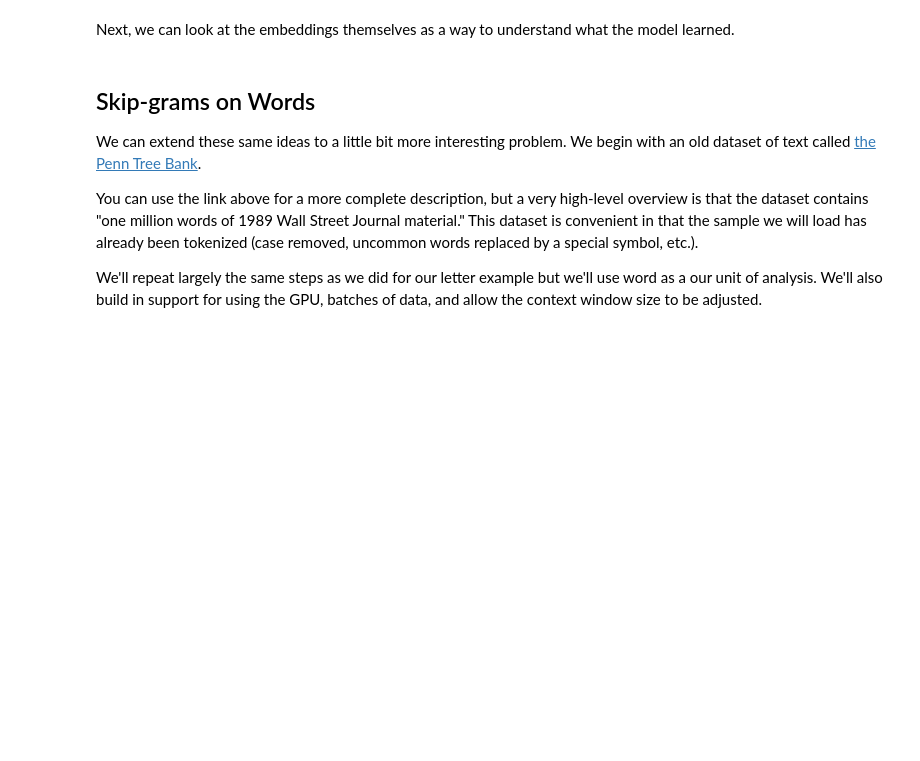
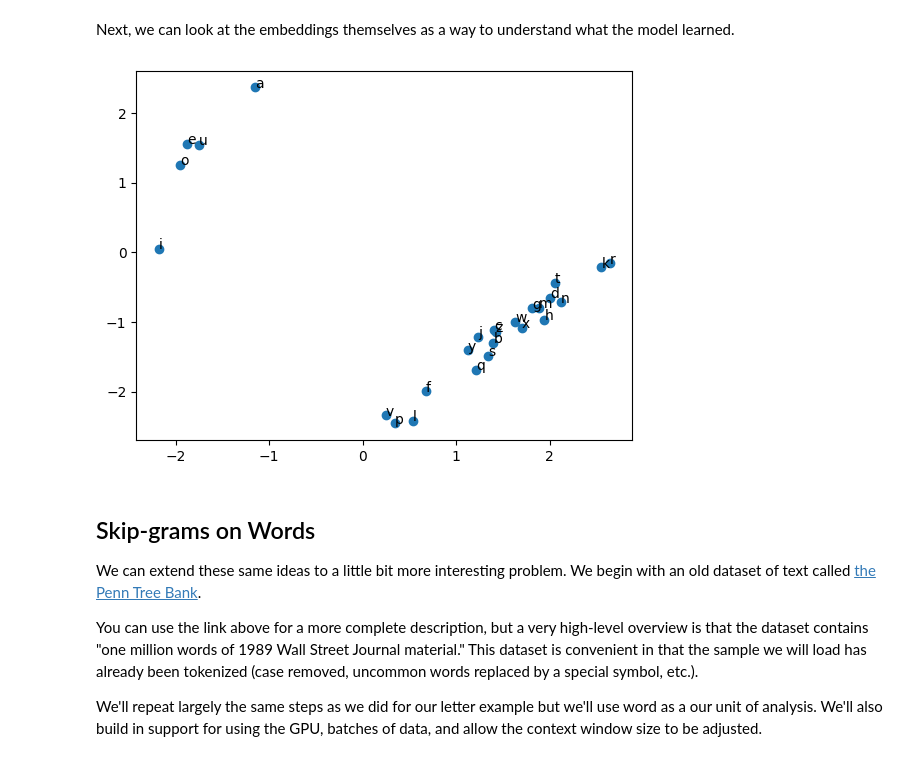
Before and after one commit to olinml2024/notebooks, a Jupyter notebook: ML24_Day13.ipynb, the cells around one changed output. Drawn from its saved outputs; the diff is of its cells as text; code cells hidden in the pictures; blank space fills up the shorter version.

```diff
--- a/ML24_Day13.ipynb
+++ b/ML24_Day13.ipynb
@@ -117,3 +141,7 @@ for i in range(embedded.shape[0]):
+# %%
+plot_letter_embedding(model.embedding)
+# %% [output]
+[figure, added]
 # %% [markdown]
 ## Skip-grams on Words
 
```
Also changed, not shown: parts of 10 cells of this notebook.
